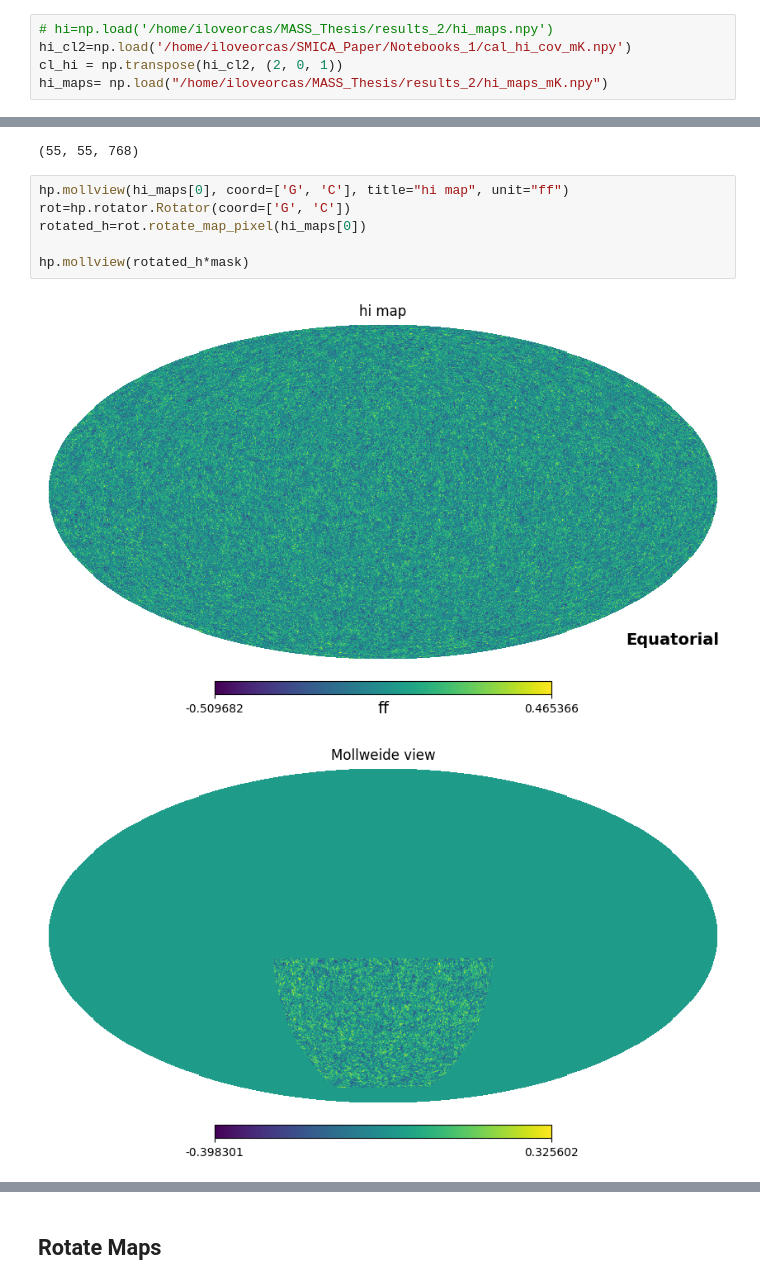
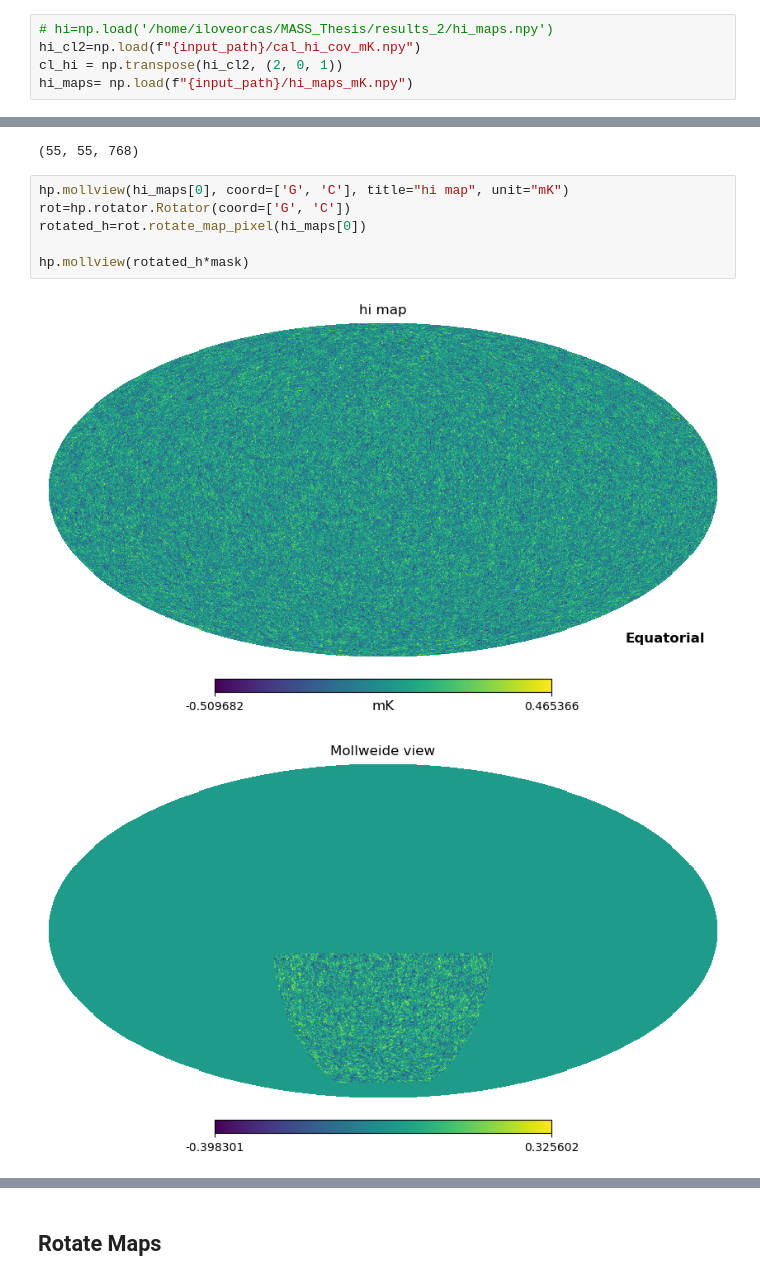
Before and after one commit to urwa99/SMICA_Paper, a Jupyter notebook: Notebooks_1/smica_test.ipynb, the cells around one changed output, grey strips where cells are left out. Drawn from its saved outputs; the diff is of its cells as text.

```diff
--- a/Notebooks_1/smica_test.ipynb
+++ b/Notebooks_1/smica_test.ipynb
@@ -38,19 +57,19 @@ noise=np.load("/home/iloveorcas/MASS_Thesis/results_2/noise_nf.npy")[:-1]
 # %%
 # hi=np.load('/home/iloveorcas/MASS_Thesis/results_2/hi_maps.npy')
-hi_cl2=np.load('/home/iloveorcas/SMICA_Paper/Notebooks_1/cal_hi_cov_mK.npy')
+hi_cl2=np.load(f"{input_path}/cal_hi_cov_mK.npy")
 cl_hi = np.transpose(hi_cl2, (2, 0, 1))
-hi_maps= np.load("/home/iloveorcas/MASS_Thesis/results_2/hi_maps_mK.npy")
+hi_maps= np.load(f"{input_path}/hi_maps_mK.npy")
 # %%
 hi_cl2.shape
 # %% [output]
 (55, 55, 768)
 # %%
-hp.mollview(hi_maps[0], coord=['G', 'C'], title="hi map", unit="ff")
+hp.mollview(hi_maps[0], coord=['G', 'C'], title="hi map", unit="mK")
 rot=hp.rotator.Rotator(coord=['G', 'C'])
 rotated_h=rot.rotate_map_pixel(hi_maps[0])
 
 hp.mollview(rotated_h*mask)
 # %% [output]
-[figure, old version]
+[figure, new version]
 [figure]
 # %%
```
Also changed, not shown: parts of 65 cells of this notebook.
